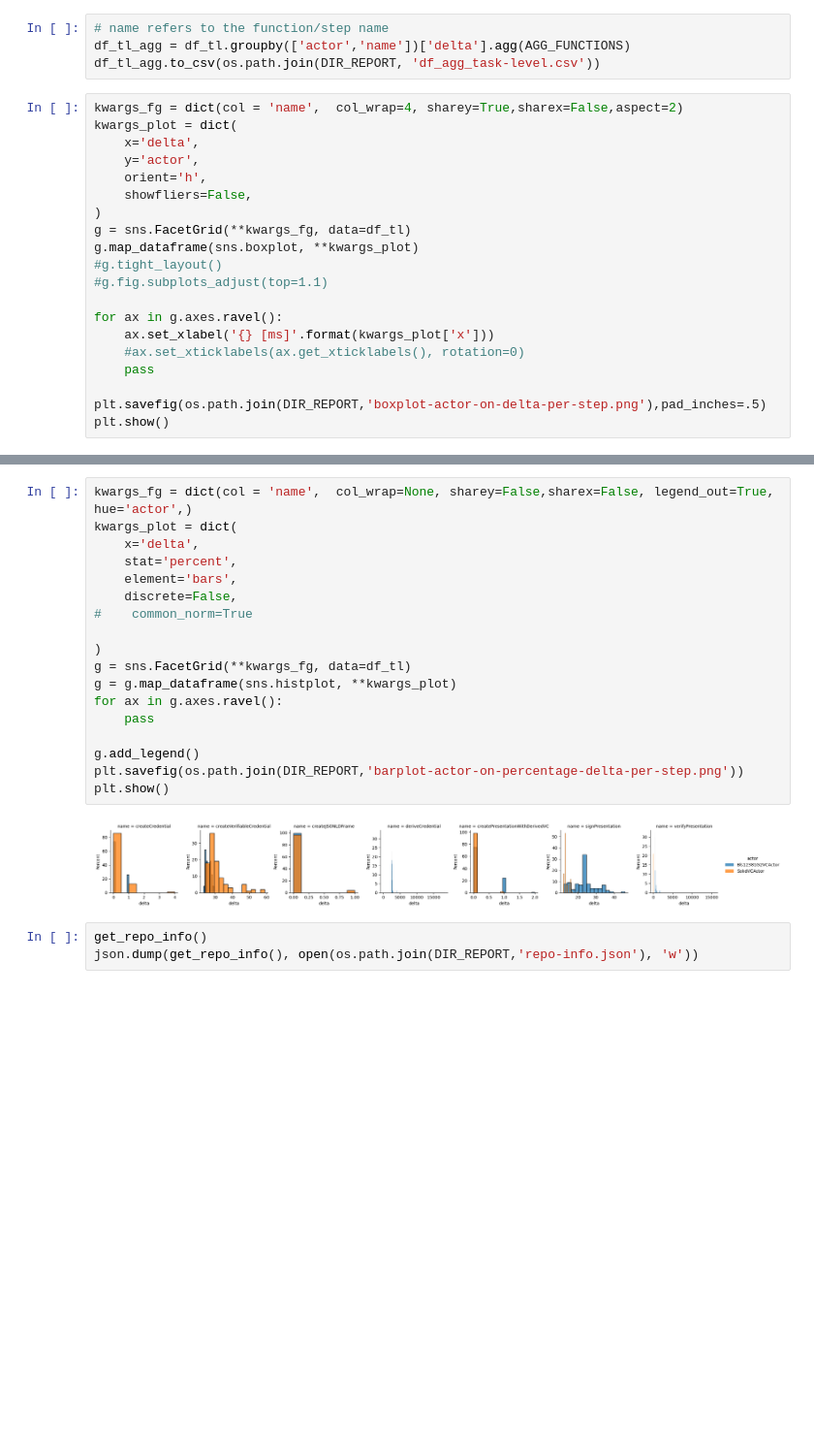
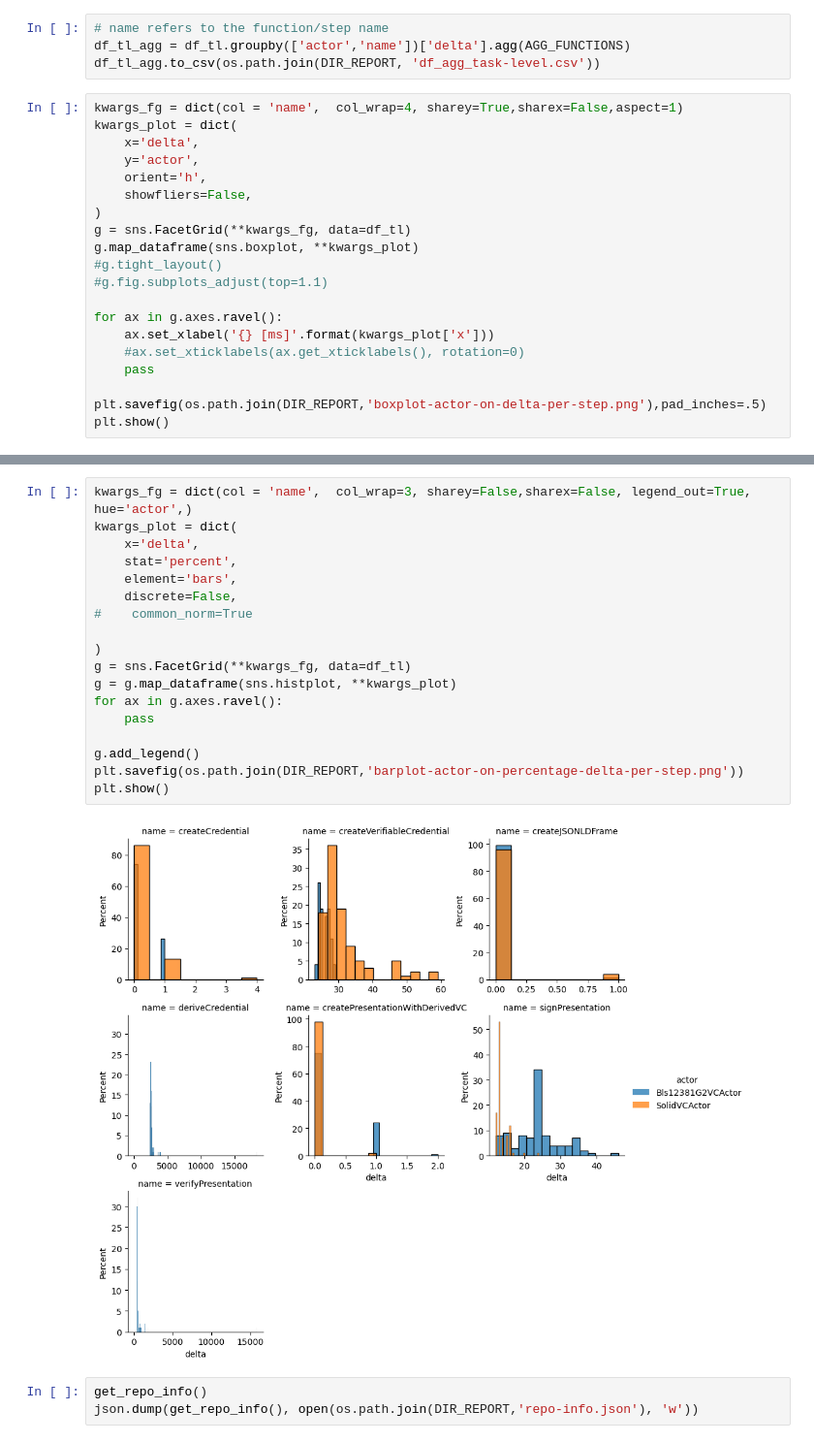
Before and after one commit to SolidLabResearch/pseudonymity-demo, a Jupyter notebook: profiling-report.ipynb, the cells around one changed output, grey strips where cells are left out. Shown at 97% size. Saved outputs shown, nothing was run; the diff lists cells and outputs as text; blank space fills up the shorter version.

```diff
--- a/profiling-report.ipynb
+++ b/profiling-report.ipynb
@@ -110,7 +110,7 @@ Compute & export aggregate statistics
 df_tl_agg = df_tl.groupby(['actor','name'])['delta'].agg(AGG_FUNCTIONS)
 df_tl_agg.to_csv(os.path.join(DIR_REPORT, 'df_agg_task-level.csv'))
 # %%
-kwargs_fg = dict(col = 'name',  col_wrap=4, sharey=True,sharex=False,aspect=2)
+kwargs_fg = dict(col = 'name',  col_wrap=4, sharey=True,sharex=False,aspect=1)
 kwargs_plot = dict(
     x='delta',
     y='actor',
@@ -134,23 +134,23 @@ plt.show()
 # %%
-kwargs_fg = dict(col = 'name',  col_wrap=None, sharey=False,sharex=False, legend_out=True,    hue='actor',)
+kwargs_fg = dict(col = 'name',  col_wrap=3, sharey=False,sharex=False, legend_out=True,    hue='actor',)
 kwargs_plot = dict(
     x='delta',
     stat='percent',
     element='bars',
     discrete=False,
 #    common_norm=True
 
 )
 g = sns.FacetGrid(**kwargs_fg, data=df_tl)
 g = g.map_dataframe(sns.histplot, **kwargs_plot)
 for ax in g.axes.ravel():
     pass
 
 g.add_legend()
 plt.savefig(os.path.join(DIR_REPORT,'barplot-actor-on-percentage-delta-per-step.png'))
 plt.show()
 # %% [output]
-[figure, old version]
+[figure, new version]
 # %%
 get_repo_info()
 json.dump(get_repo_info(), open(os.path.join(DIR_REPORT,'repo-info.json'), 'w'))
```
Also changed, not shown: parts of 1 cell of this notebook.
